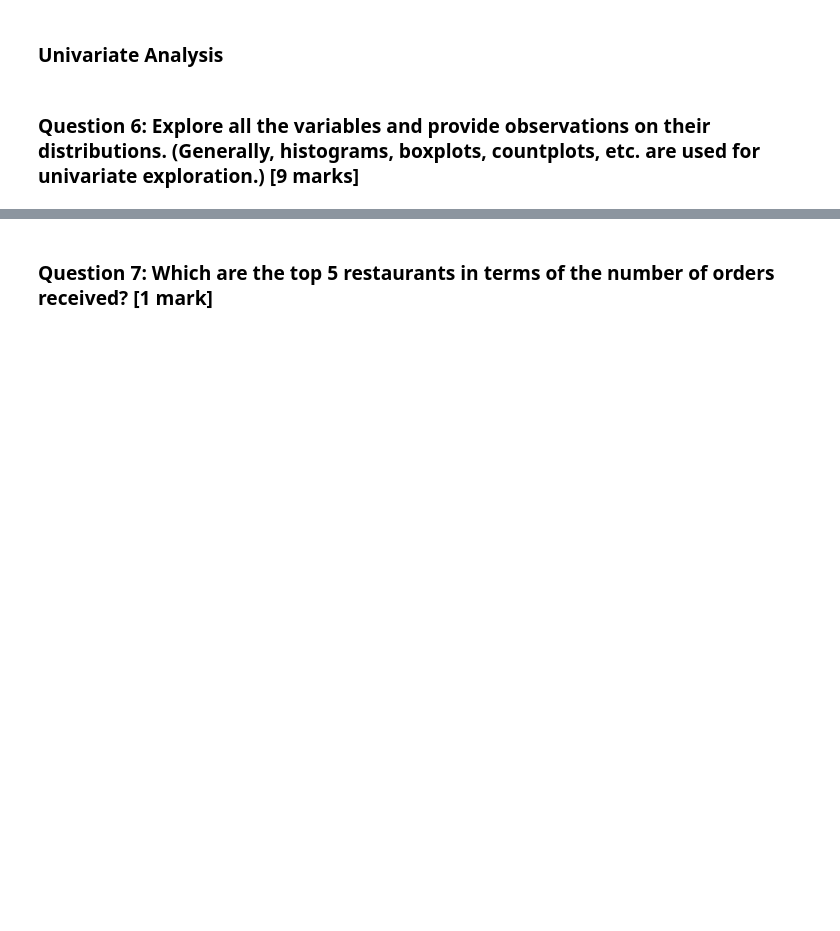
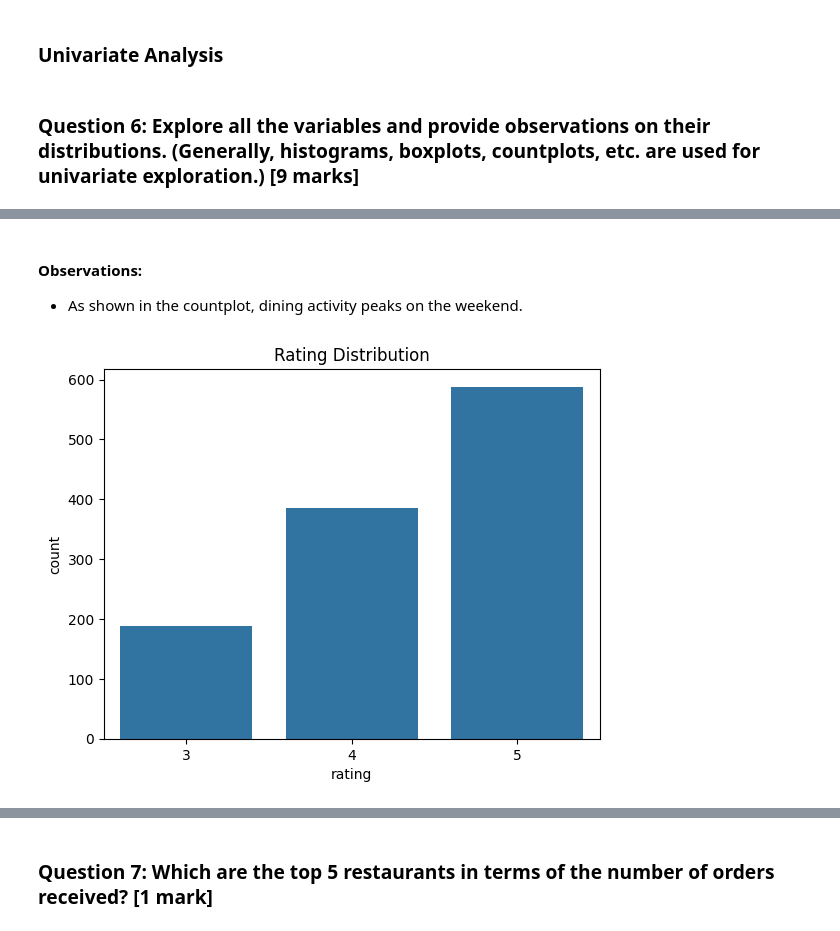
Before and after one commit to jessicakilby/FoodHub, a Jupyter notebook: FoodHub.ipynb, the cells around one changed output, grey strips where cells are left out. Saved outputs shown, nothing was run; the diff lists cells and outputs as text; code cells hidden in the pictures; blank space fills up the shorter version.

```diff
--- a/FoodHub.ipynb
+++ b/FoodHub.ipynb
@@ -169,0 +205,11 @@ pd.DataFrame({'Count':df.isnull().sum()[df.isnull().sum()>0],'Percentage':(df.is
+# %% [markdown]
+#### Observations:
+
+* As shown in the countplot, dining activity peaks on the weekend.
+# %%
+# Ratings (including NaNs)
+sns.countplot(data=df, x='rating')
+plt.title('Rating Distribution')
+plt.show()
+# %% [output]
+[figure, added]
```
Also changed, not shown: parts of 36 cells of this notebook, 1 other file.
